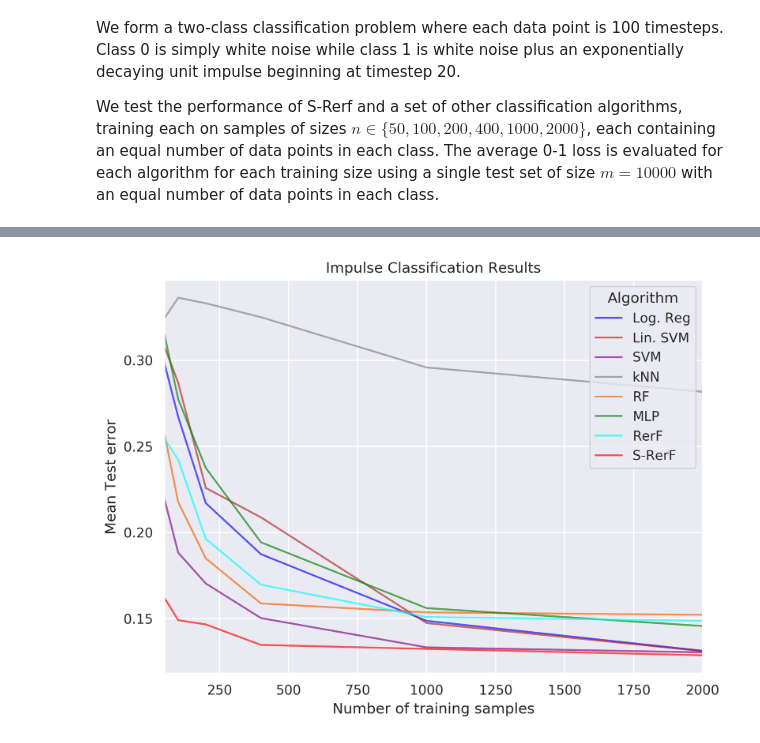
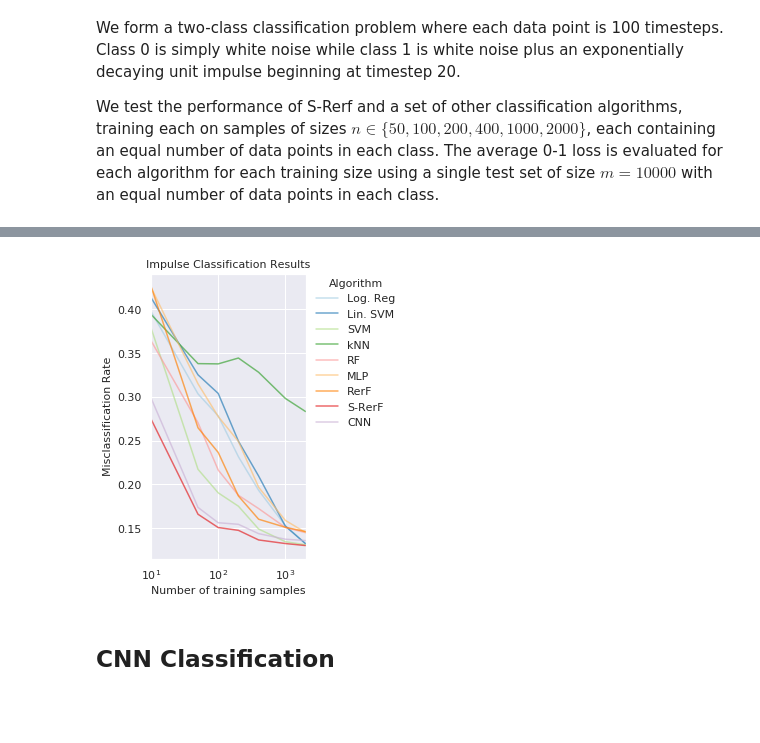
Before and after one commit to neurodata/SPORF, a Jupyter notebook: Python/structured_experiments/time_series_experiment/Impulse_Classification_using_S-RerF.ipynb, the cells around one changed output, grey strips where cells are left out. Drawn from its saved outputs; the diff is of its cells as text; code cells hidden in the pictures; blank space fills up the shorter version.

```diff
--- a/Python/structured_experiments/time_series_experiment/Impulse_Classification_using_S-RerF.ipynb
+++ b/Python/structured_experiments/time_series_experiment/Impulse_Classification_using_S-RerF.ipynb
@@ -77,7 +148,14 @@ X_test, Y_test = mixed_samp(int(TEST_SIZE*0.5),int(TEST_SIZE*0.5))
 # %%
 ## Setup for run
-names = {"Log. Reg": "blue", "Lin. SVM":"firebrick", "SVM":"purple", "kNN": "gray",
-         "RF":"#f86000", "MLP":"green", "RerF":"cyan", "S-RerF":"red"}
+names = {"Log. Reg": "#a6cee3",
+         "Lin. SVM":"#1f78b4",
+         "SVM":"#b2df8a",
+         "kNN": "#33a02c",
+         "RF":"#fb9a99",
+         "MLP":"#fdbf6f",
+         "RerF":"#ff7f00",
+         "S-RerF":"#e31a1c",
+         "CNN":"#cab2d6"}
 
 ncores=1
 num_runs=1
@@ -140,38 +218,63 @@ for n, clf, iteration in tqdm(runList):
 
 f.close()
 # %%
+## Sklearn algos
 dat = pd.read_csv("s-rerf_impulse_experiment_rerf_1run.csv")
 
-d1 = pd.DataFrame(columns = ['classifier', 'n', 'Lhat', 'se', 'color'])
+#d1 = pd.DataFrame(columns = ['classifier', 'n', 'Lhat', 'se', 'color'])
+d1 = pd.DataFrame(columns = ['classifier', 'n', 'Lhat', 'color'])
 
 k = 0
 for ni in np.unique(dat['n']):
     for cl in np.unique(dat['classifier']):
 
         tmp = dat[np.logical_and(dat['classifier'] == cl,dat['n'] == ni)][['n', 'Lhat']]
 
         se = stats.sem(tmp['Lhat'])
 
         list(tmp.mean())
         #d1.loc[k] = [cl] + list(tmp.mean()) + [se] + [names[cl]]
         d1.loc[k] = [cl] + list(tmp.mean()) + [names[cl]]
         k += 1
 
+## CNN ADDON
+dat2 = pd.read_csv("impulse_cnn_results_5runs.csv")
 
-sns.set(style="darkgrid", rc={'figure.figsize':[12,8], 'figure.dpi': 300})
-fig, ax = plt.subplots(figsize = (8,6))
+for ni in np.unique(dat2['n']):
+    for cl in np.unique(dat2['classifier']):
+        if not cl in names.keys():
+            continue
+
+        tmp = dat2[np.logical_and(dat2['classifier'] == cl,dat2['n'] == ni)][['n', 'Lhat']]
+
+        se = stats.sem(tmp['Lhat'])
+
+        list(tmp.mean())
+        #d1.loc[k] = [cl] + list(tmp.mean()) + [se] + [names[cl]]
+        d1.loc[k] = [cl] + list(tmp.mean()) + [names[cl]]
+        k += 1
+
+## Plot
+
+fontsize = 11
+
+sns.set(); sns.set(style="darkgrid", rc={"font.size":fontsize,"axes.titlesize":fontsize,"axes.labelsize":fontsize})
+fig, ax = plt.subplots(figsize = (4.5,5))
 
 for key in names.keys():
     grp = d1[d1['classifier'] == key]
     ax = grp.plot(ax=ax, kind='line', x='n', y='Lhat', label=key, \
             c = names[key], alpha =0.65)
-    #ax.set_yscale('log')
+    ax.set_xscale('log')
 
-plt.legend(loc='upper right',title='Algorithm')
+lgd = ax.legend(title='Algorithm', loc='upper left',bbox_to_anchor = (1.04,1), borderaxespad=0, frameon=False)#plt.legend(loc='upper right',title='Algorithm')
 plt.title('Impulse Classification Results')
-plt.ylabel('Mean Test error')
+plt.ylabel('Misclassification Rate')
 plt.xlabel('Number of training samples')
-#plt.savefig('./s-rerf_impulse_experiment.pdf',dpi=300,format='pdf')
+plt.tight_layout()
+#plt.savefig('./s-rerf_impulse_experiment.pdf',format='pdf')
 plt.show()
 # %% [output]
-[figure, old version]
+[figure, new version]
+# %% [markdown]
+## CNN Classification
```
Also changed, not shown: parts of 10 cells of this notebook, 1 other file.
